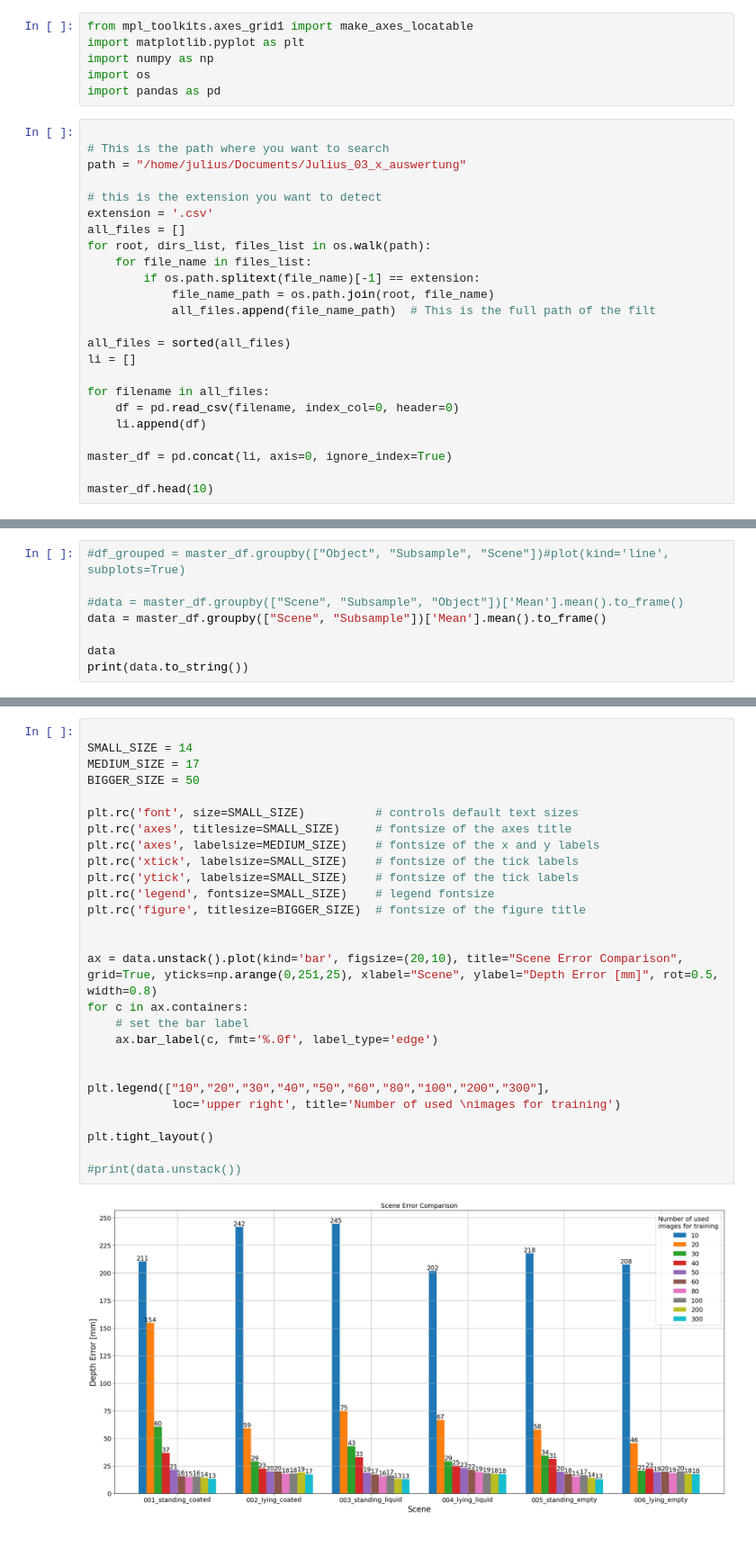
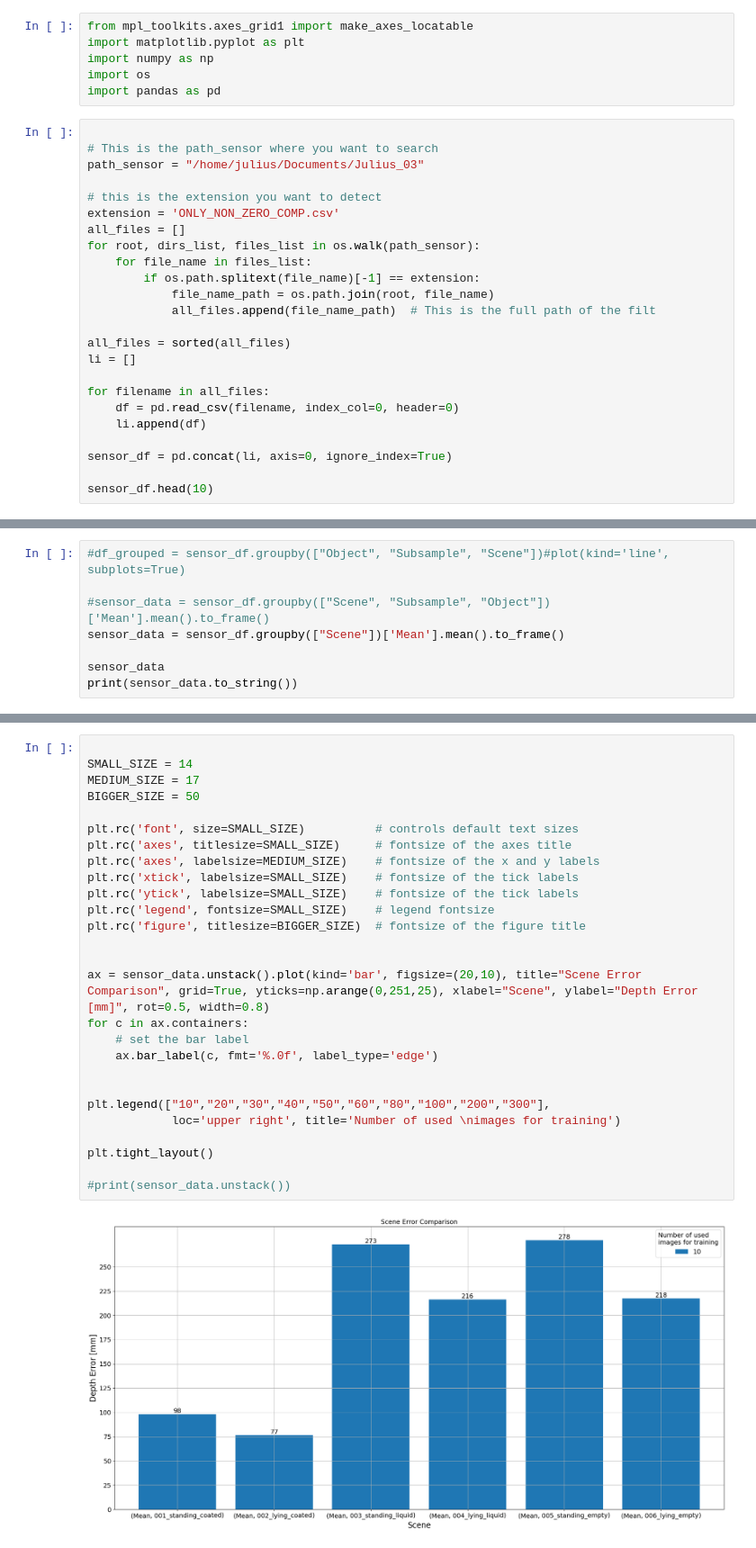
Before and after one commit to juliusroschmann/viewpoint_sampling, a Jupyter notebook: misc/depth_evaluation_plots_sensor.ipynb, the cells around one changed output, grey strips where cells are left out. Shown at 90% size. Drawn from its saved outputs; the diff is of its cells as text.

Commit message:
further improved plot

```diff
--- a/misc/depth_evaluation_plots_sensor.ipynb
+++ b/misc/depth_evaluation_plots_sensor.ipynb
@@ -6,13 +6,13 @@ import os
 import pandas as pd
 # %%
 
-# This is the path where you want to search
-path = "/home/julius/Documents/Julius_03_x_auswertung"
+# This is the path_sensor where you want to search
+path_sensor = "/home/julius/Documents/Julius_03"
 
 # this is the extension you want to detect
-extension = '.csv'
+extension = 'ONLY_NON_ZERO_COMP.csv'
 all_files = []
-for root, dirs_list, files_list in os.walk(path):
+for root, dirs_list, files_list in os.walk(path_sensor):
     for file_name in files_list:
         if os.path.splitext(file_name)[-1] == extension:
             file_name_path = os.path.join(root, file_name)
@@ -25,7 +25,7 @@ for filename in all_files:
     df = pd.read_csv(filename, index_col=0, header=0)
     li.append(df)
 
-master_df = pd.concat(li, axis=0, ignore_index=True)
+sensor_df = pd.concat(li, axis=0, ignore_index=True)
 
-master_df.head(10)
+sensor_df.head(10)
 # %% [output]
@@ -43,9 +43,9 @@ master_df.head(10)
 # %%
-#df_grouped = master_df.groupby(["Object", "Subsample", "Scene"])#plot(kind='line', subplots=True)
+#df_grouped = sensor_df.groupby(["Object", "Subsample", "Scene"])#plot(kind='line', subplots=True)
 
-#data = master_df.groupby(["Scene", "Subsample", "Object"])['Mean'].mean().to_frame()
-data = master_df.groupby(["Scene", "Subsample"])['Mean'].mean().to_frame()
+#sensor_data = sensor_df.groupby(["Scene", "Subsample", "Object"])['Mean'].mean().to_frame()
+sensor_data = sensor_df.groupby(["Scene"])['Mean'].mean().to_frame()
 
-data
-print(data.to_string())
+sensor_data
+print(sensor_data.to_string())
 # %% [output]
@@ -69,31 +60,31 @@ Scene               Subsample
 # %%
 
 SMALL_SIZE = 14
 MEDIUM_SIZE = 17
 BIGGER_SIZE = 50
 
 plt.rc('font', size=SMALL_SIZE)          # controls default text sizes
 plt.rc('axes', titlesize=SMALL_SIZE)     # fontsize of the axes title
 plt.rc('axes', labelsize=MEDIUM_SIZE)    # fontsize of the x and y labels
 plt.rc('xtick', labelsize=SMALL_SIZE)    # fontsize of the tick labels
 plt.rc('ytick', labelsize=SMALL_SIZE)    # fontsize of the tick labels
 plt.rc('legend', fontsize=SMALL_SIZE)    # legend fontsize
 plt.rc('figure', titlesize=BIGGER_SIZE)  # fontsize of the figure title
 
 
-ax = data.unstack().plot(kind='bar', figsize=(20,10), title="Scene Error Comparison", grid=True, yticks=np.arange(0,251,25), xlabel="Scene", ylabel="Depth Error [mm]", rot=0.5, width=0.8)
+ax = sensor_data.unstack().plot(kind='bar', figsize=(20,10), title="Scene Error Comparison", grid=True, yticks=np.arange(0,251,25), xlabel="Scene", ylabel="Depth Error [mm]", rot=0.5, width=0.8)
 for c in ax.containers:
     # set the bar label
     ax.bar_label(c, fmt='%.0f', label_type='edge')
 
 
 plt.legend(["10","20","30","40","50","60","80","100","200","300"],
             loc='upper right', title='Number of used \nimages for training')
 
 plt.tight_layout()
 
-#print(data.unstack())
+#print(sensor_data.unstack())
 # %% [output]
-[figure, old version]
+[figure, new version]
 # %%
 # # Create a list of the Scenes
```
Also changed, not shown: parts of 3 cells of this notebook, 2 other files.
